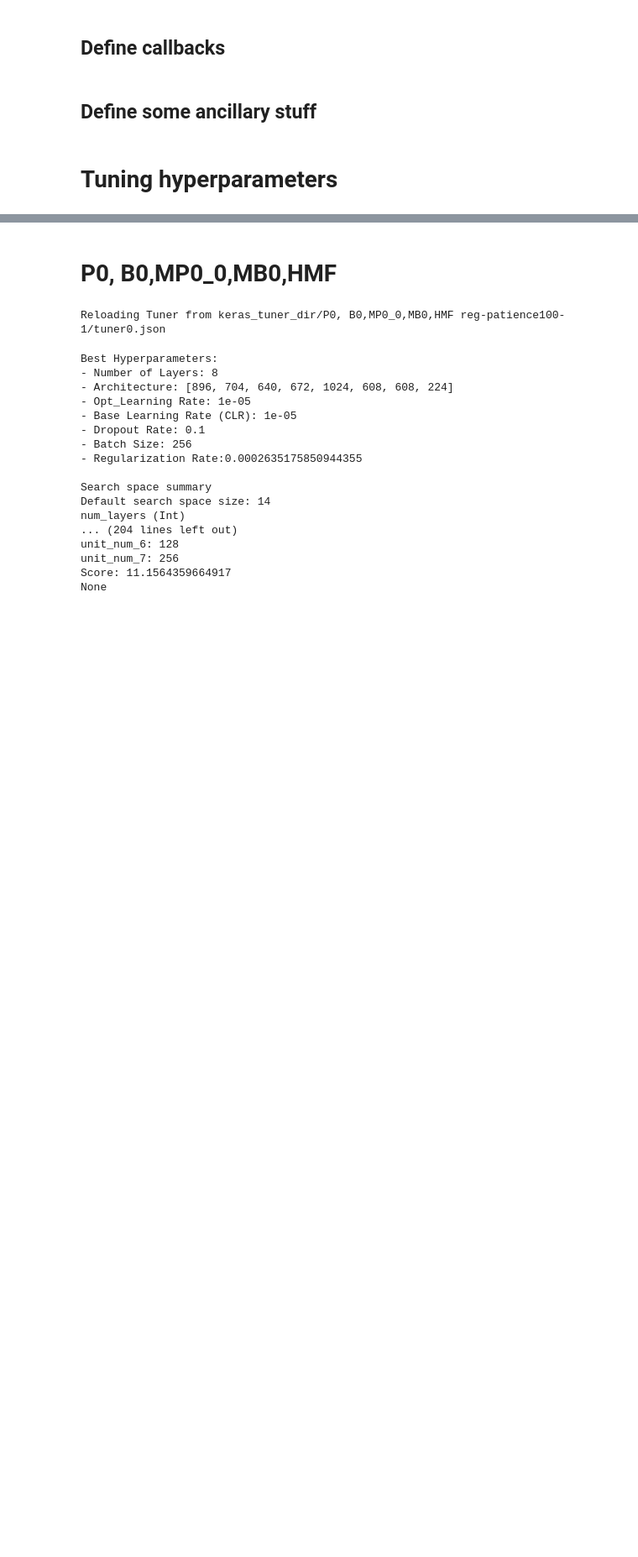
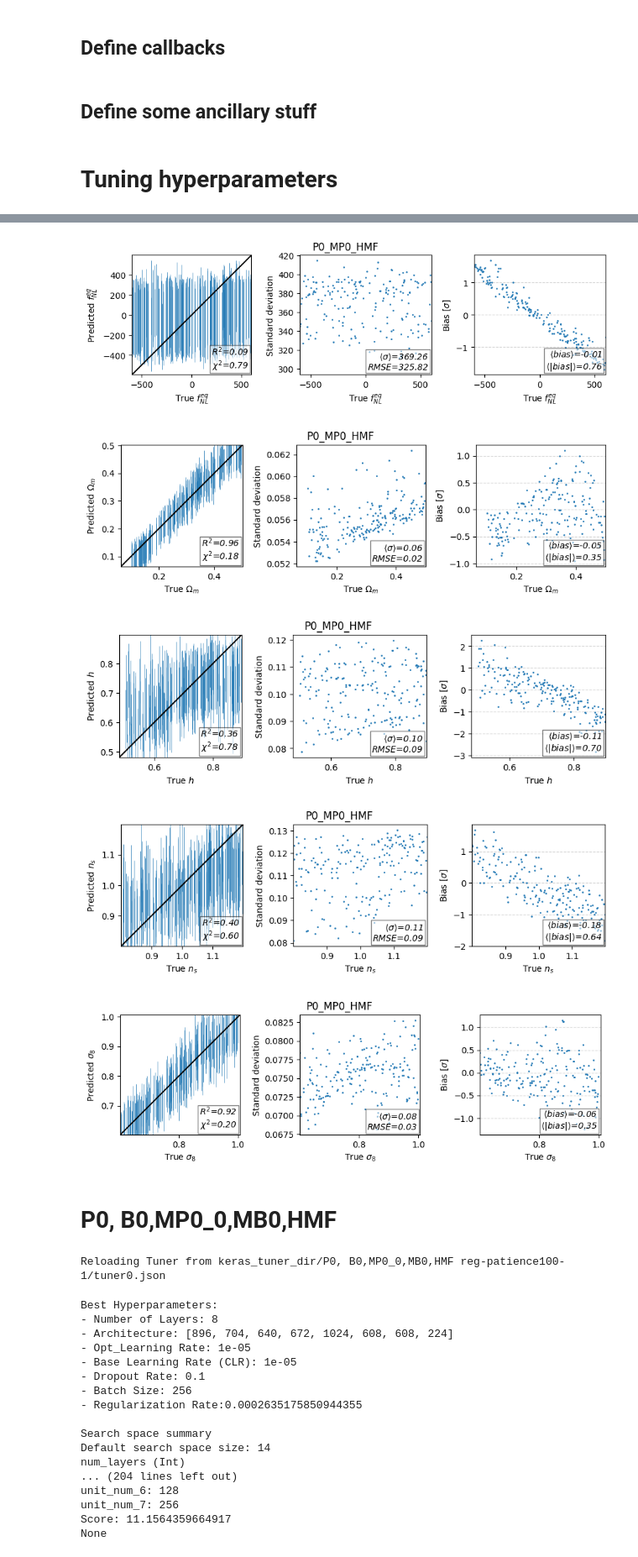
Before and after one commit to supriodubey/Thesis, a Jupyter notebook: codes/Moment_Network_LCDM.ipynb, the cells around one changed output, grey strips where cells are left out. Shown at 84% size. Saved outputs shown, nothing was run; the diff lists cells and outputs as text; code cells hidden in the pictures; blank space fills up the shorter version.

```diff
--- a/codes/Moment_Network_LCDM.ipynb
+++ b/codes/Moment_Network_LCDM.ipynb
@@ -683,0 +709,28 @@ def prediction(model,X_test_set,y_test_set,mean_params,std_params,title):
+# %%
+best_hp0 = tuner0.get_best_hyperparameters(num_trials=1)[0]
+best_num_layers = best_hp0.get('num_layers')
+best_architecture = [best_hp0.get(f"unit_num_{i}") for i in range(best_num_layers)]
+best_learning_rate = best_hp0.get('learning_rate')
+best_dropout_rate = best_hp0.get('dropout_rate')
+best_base_learning_rate = best_hp0.get('learning_rate')
+best_batch_size = best_hp0.get('batch_size')
+best_regularization_rate =best_hp0.get('l2_regularization')
+print(f"""
+Best Hyperparameters:
+- Number of Layers: {best_num_layers}
+- Architecture: {best_architecture}
+- Opt_Learning Rate: {best_learning_rate}
+- Base Learning Rate (CLR): {best_base_learning_rate}
+- Dropout Rate: {best_dropout_rate}
+- Batch Size: {best_batch_size}
+- Regularization Rate:{best_regularization_rate}
+""")
+# -Regularization Rate:{best_regularization_rate}
+
+# - Number of Layers: {best_num_layers}
+# - Architecture: {best_architecture}
+# -Base Learning Rate (CLR): {best_base_learning_rate}
+# - Opt_Learning Rate: {best_learning_rate}
+#- Dropout Rate: {best_dropout_rate}
+print(tuner0.search_space_summary())
+print(tuner0.results_summary())
@@ -684,3 +820,11 @@ def prediction(model,X_test_set,y_test_set,mean_params,std_params,title):
+# %%
+predictions0 = prediction(best_model0,X0_test,y0_test,mean_params,std_params,title = "P0_MP0_HMF")
+# %% [output]
+[figure, added]
+[figure, added]
+[figure, added]
+[figure, added]
+[figure, added]
 # %% [markdown]
 # P0, B0,MP0_0,MB0,HMF
 # %%
```
Also changed, not shown: parts of 40 cells of this notebook.
